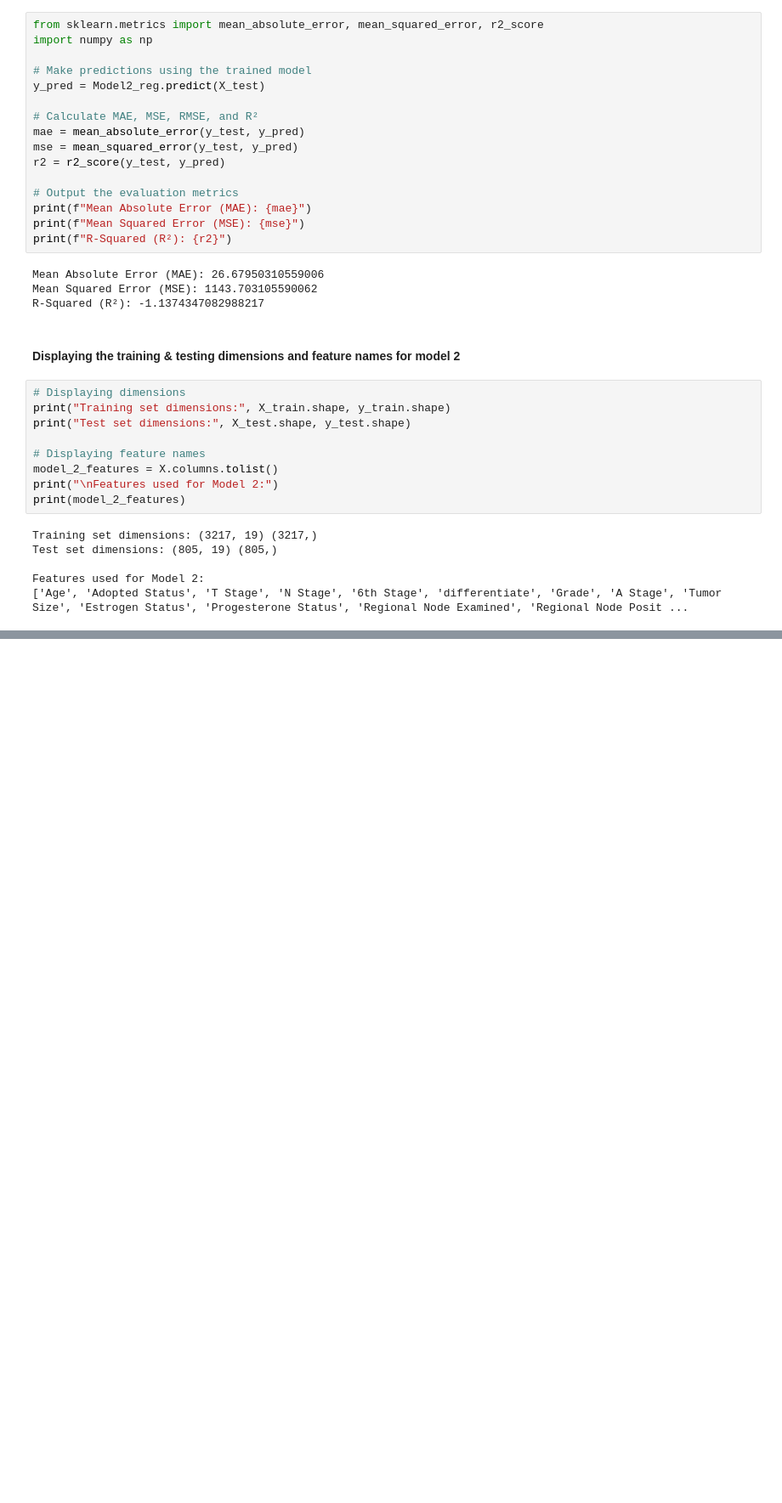
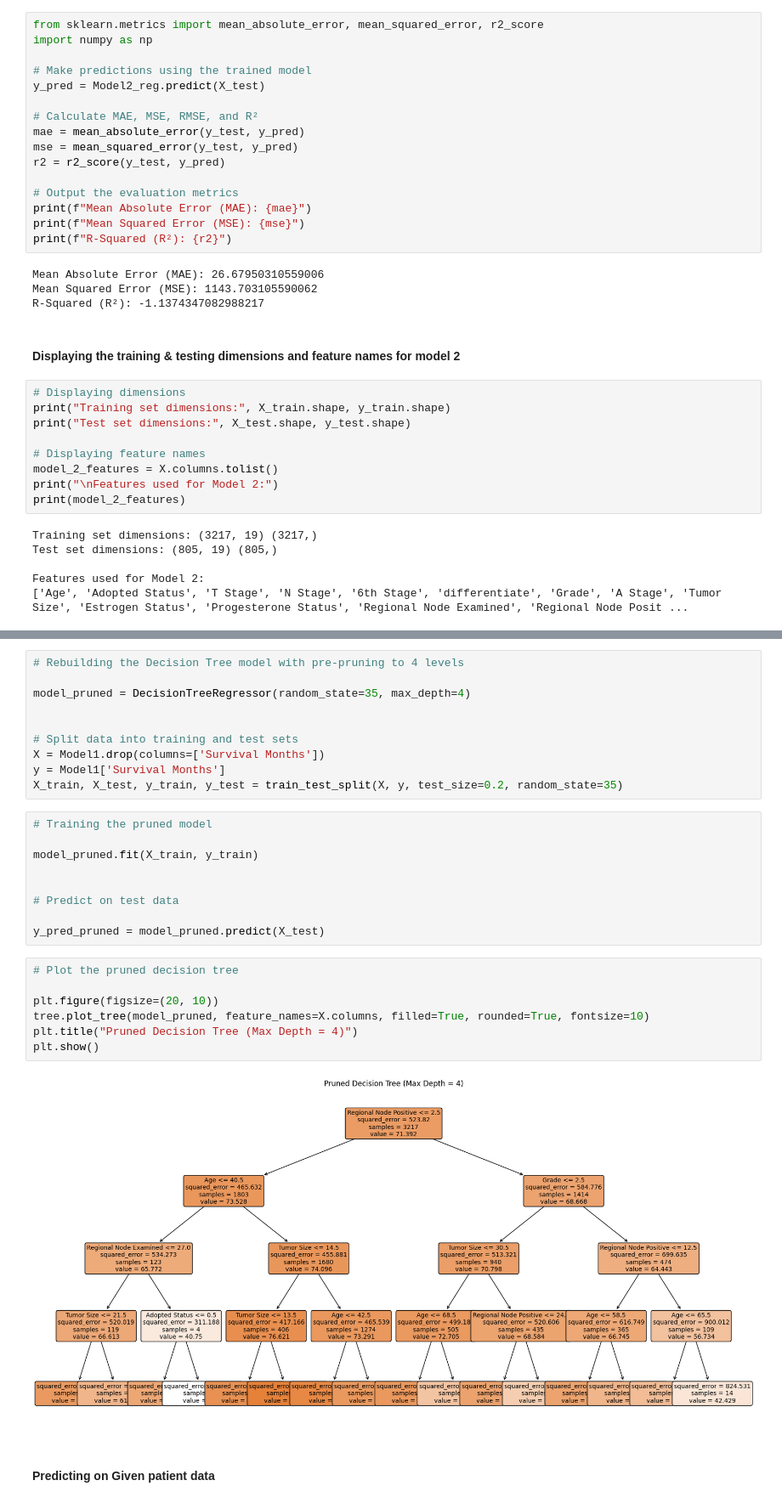
Before and after one commit to CrookCentaur/Breast-Cancer-Mortality-Prediction-using-Machine-Learning, a Jupyter notebook: Data_Mining_&_ML_Coursework.ipynb, the cells around one changed output, grey strips where cells are left out. Shown at 85% size. Saved outputs shown, nothing was run; the diff lists cells and outputs as text; blank space fills up the shorter version.

```diff
--- a/Data_Mining_&_ML_Coursework.ipynb
+++ b/Data_Mining_&_ML_Coursework.ipynb
@@ -1911,0 +1923,30 @@ Features used for Model 2:
+# %%
+# Rebuilding the Decision Tree model with pre-pruning to 4 levels
+
+model_pruned = DecisionTreeRegressor(random_state=35, max_depth=4)
+
+
+# Split data into training and test sets
+X = Model1.drop(columns=['Survival Months'])
+y = Model1['Survival Months']
+X_train, X_test, y_train, y_test = train_test_split(X, y, test_size=0.2, random_state=35)
+# %%
+# Training the pruned model
+
+model_pruned.fit(X_train, y_train)
+
+
+# Predict on test data
+
+y_pred_pruned = model_pruned.predict(X_test)
+# %%
+# Plot the pruned decision tree
+
+plt.figure(figsize=(20, 10))
+tree.plot_tree(model_pruned, feature_names=X.columns, filled=True, rounded=True, fontsize=10)
+plt.title("Pruned Decision Tree (Max Depth = 4)")
+plt.show()
+# %% [output]
+[figure, added]
+# %% [markdown]
+#### Predicting on Given patient data
```
Also changed, not shown: parts of 13 cells of this notebook.
